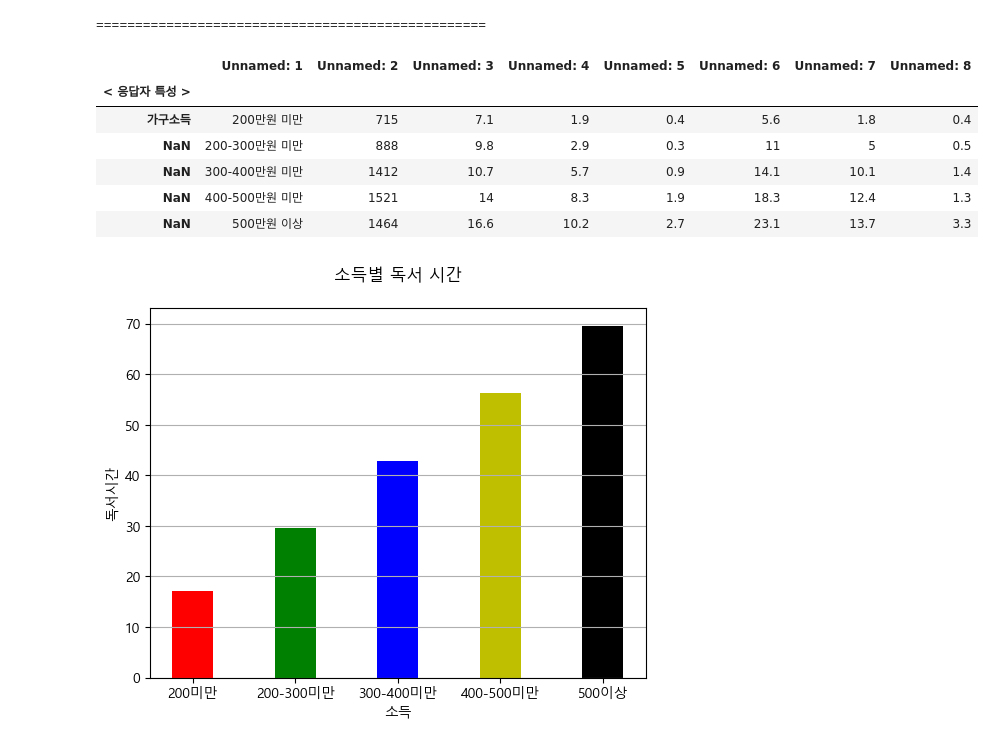
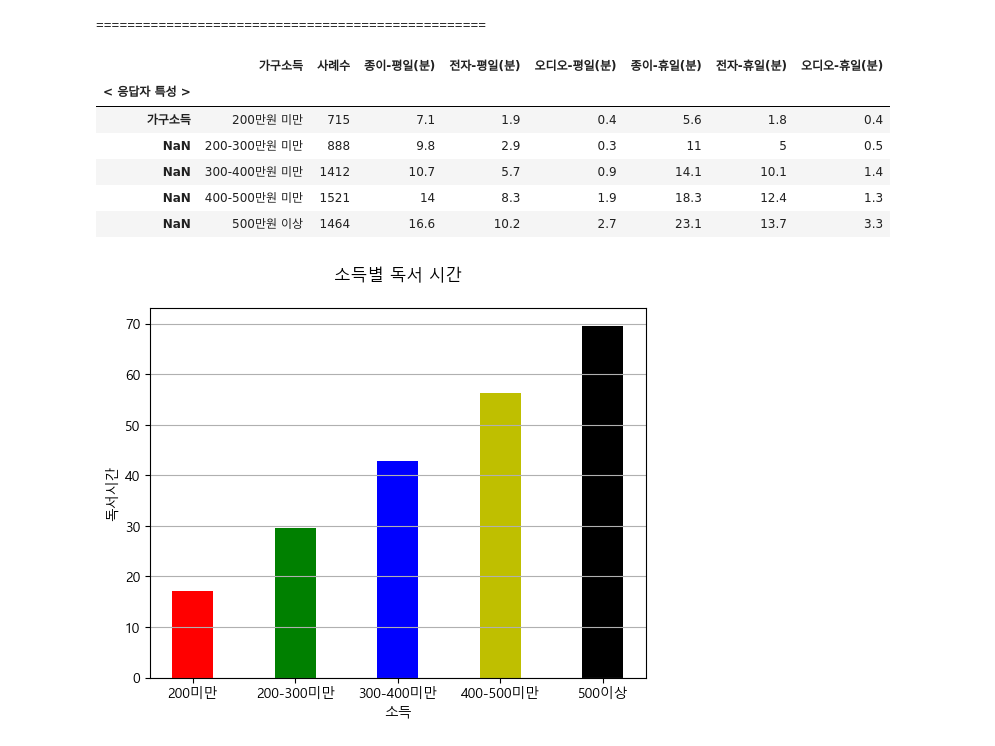
Before and after one commit to qortmdwns/adam, a Jupyter notebook: team_pjt/team.ipynb, the cells around one changed output. Saved outputs shown, nothing was run; the diff lists cells and outputs as text; code cells hidden in the pictures.

```diff
--- a/team_pjt/team.ipynb
+++ b/team_pjt/team.ipynb
@@ -114,13 +119,15 @@ print("="*50)
 ==================================================
 # %%
 #평일, 휴일 가구소득별 (종이,전자,오디오)책 독서 시간(분)
+
+temp_columns=['가구소득', '사례수', '종이-평일(분)', '전자-평일(분)', '오디오-평일(분)','종이-휴일(분)', '전자-휴일(분)', '오디오-휴일(분)']
 B = Book_Read.iloc[797:802]
 Income_Read_Time = B.iloc[:,:8]
+Income_Read_Time.columns=temp_columns
+
 Income_Read_Time.head()
-#Unnamed1: 소득, Unnamed2: 사례수, Unnamed3: 종이-평일(분), Unnamed4: 전자-평일(분), Unnamed5: 오디오-평일(분)
-#Unnamed6: 종이-휴일(분), Unnamed7: 전자-휴일(분), Unnamed8: 오디오-휴일(분)
 # %% [output]
-|  | Unnamed: 1 | Unnamed: 2 | Unnamed: 3 | Unnamed: 4 | Unnamed: 5 | Unnamed: 6 | Unnamed: 7 | Unnamed: 8 |
+|  | 가구소득 | 사례수 | 종이-평일(분) | 전자-평일(분) | 오디오-평일(분) | 종이-휴일(분) | 전자-휴일(분) | 오디오-휴일(분) |
 | < 응답자 특성 > |  |  |  |  |  |  |  |  |
 | 가구소득 | 200만원 미만 | 715 | 7.1 | 1.9 | 0.4 | 5.6 | 1.8 | 0.4 |
 | NaN | 200-300만원 미만 | 888 | 9.8 | 2.9 | 0.3 | 11 | 5 | 0.5 |
```
Also changed, not shown: parts of 4 cells of this notebook.
